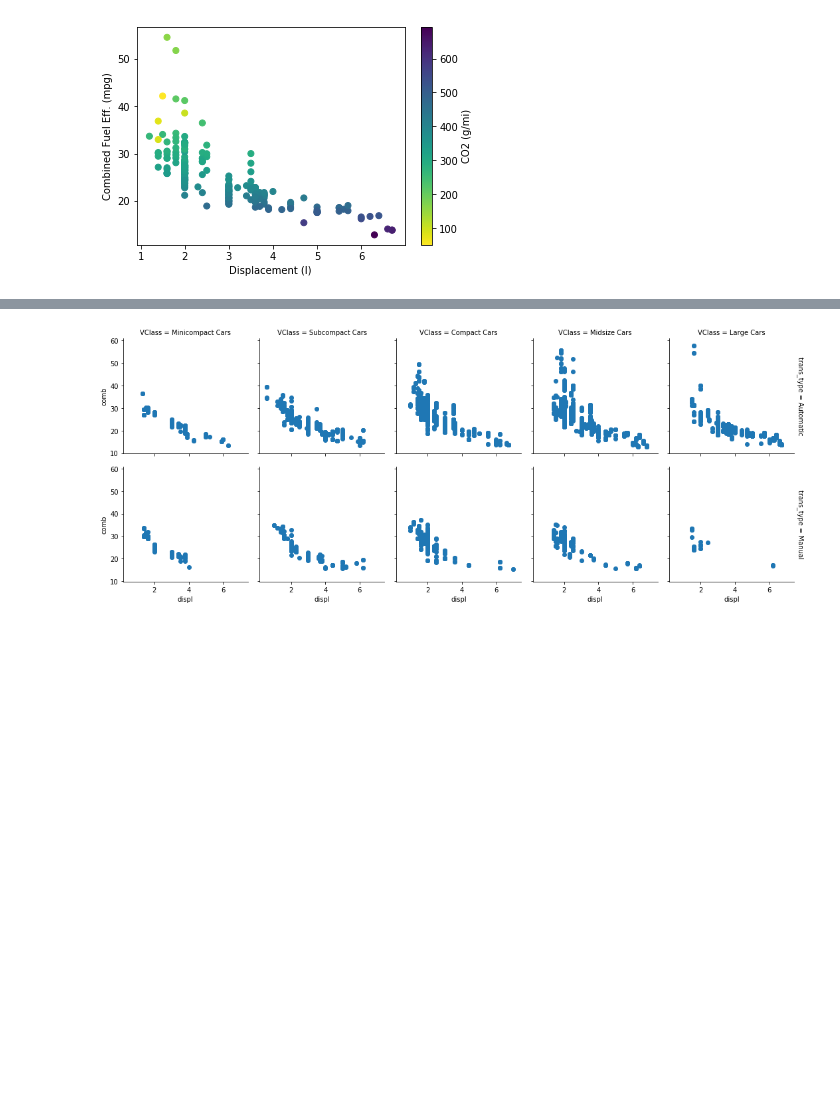
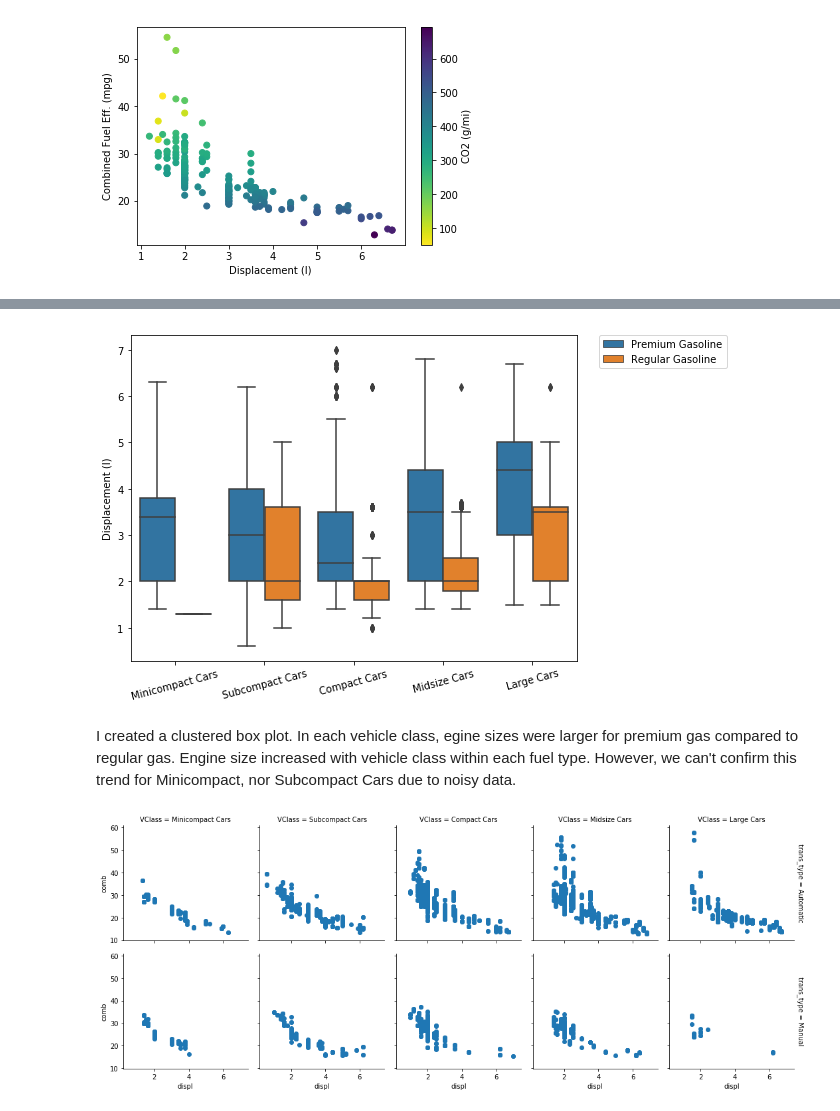
Before and after one commit to faymarie/data-visualization, a Jupyter notebook: Visualization_practise.ipynb, the cells around one changed output, grey strips where cells are left out. Cells and saved outputs as stored; diff of their text form; code cells hidden in the pictures; blank space fills up the shorter version.

```diff
--- a/Visualization_practise.ipynb
+++ b/Visualization_practise.ipynb
@@ -352,3 +366,17 @@ TypeError: __init__() got an unexpected keyword argument 'alpha'
+# %%
+plt.figure(figsize=[8,6])
+sns.boxplot(data = gas_subset, x = 'VClass', y = 'displ',
+           hue = 'fuelType', dodge = True)
+plt.ylabel('Displacement (l)')
+plt.xlabel('')
+plt.xticks(rotation=15)
+
+# move legend Outside
+plt.legend(bbox_to_anchor=(1.05, 1), loc=2, borderaxespad=0.);
+# %% [output]
+[figure, added]
+# %% [markdown]
+I created a clustered box plot. In each vehicle class, egine sizes were larger for premium gas compared to regular gas. Engine size increased with vehicle class within each fuel type. However, we can't confirm this trend for Minicompact, nor Subcompact Cars due to noisy data.
 # %%
 g = sns.FacetGrid(data = fuel_econ, col = 'VClass', row = 'trans_type', margin_titles = True )
 g.map(plt.scatter, 'displ', 'comb');
```
Also changed, not shown: parts of 14 cells of this notebook.
